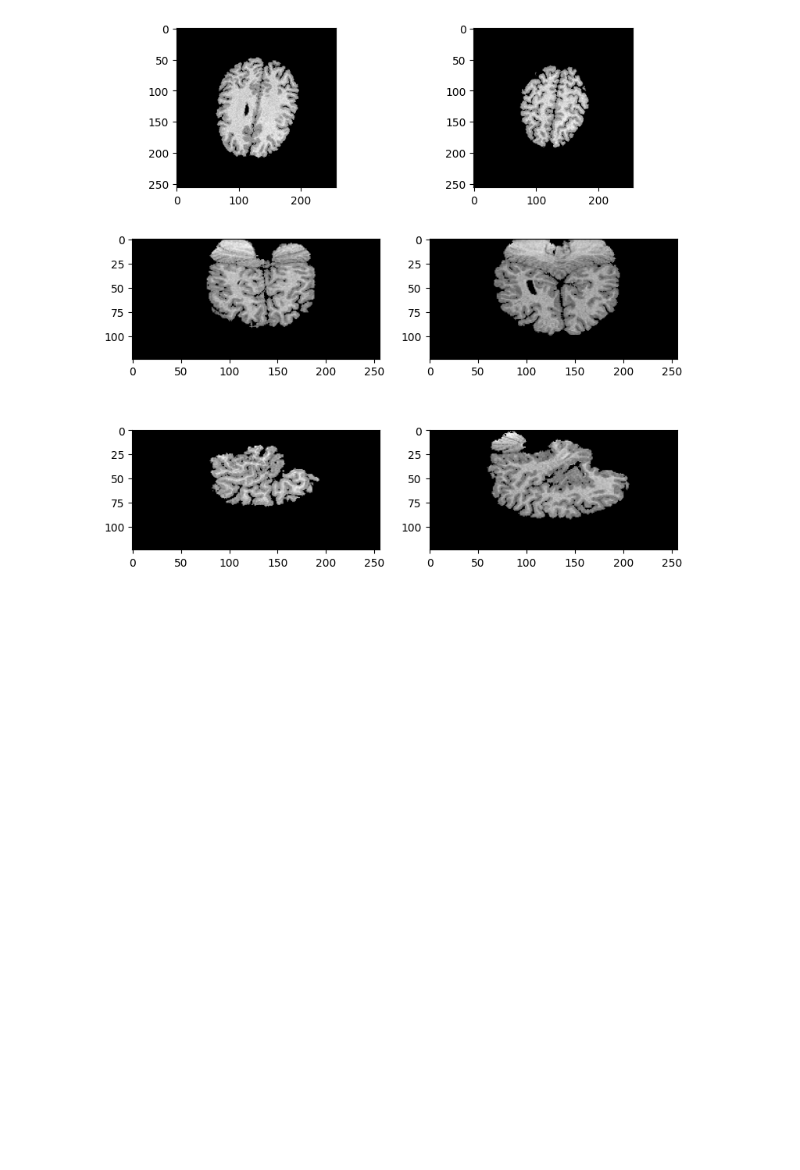
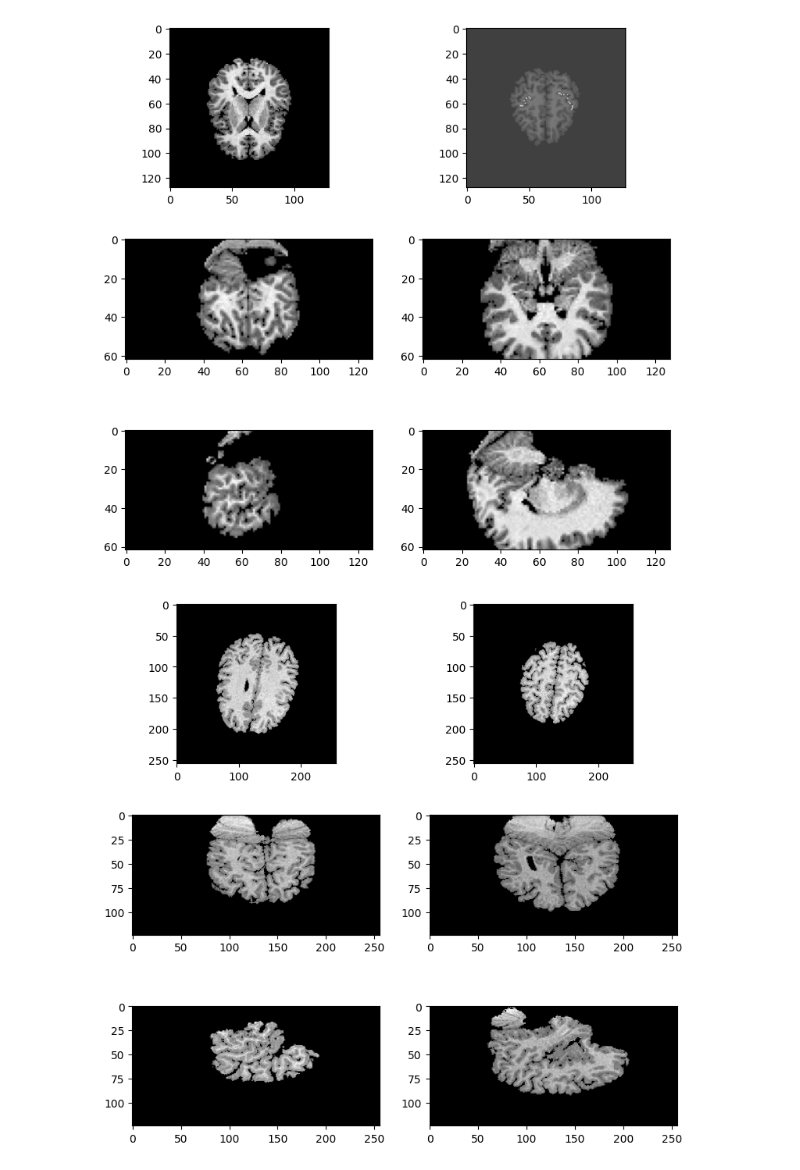
Before and after one commit to Vivikar/central-sulcus-analysis, a Jupyter notebook: notebooks/9_ValidateDownStream.ipynb, the cells around one changed output. Cells and saved outputs as stored; diff of their text form; code cells hidden in the pictures; blank space fills up the shorter version.

```diff
--- a/notebooks/9_ValidateDownStream.ipynb
+++ b/notebooks/9_ValidateDownStream.ipynb
@@ -84,3 +96,21 @@ for batch in datamodule.train_dataloader():
+# %%
+
+
+fig, ax = plt.subplots(3, 2, figsize=(9, 9))
+slc = 35
+shift = 20
+img = via11DS[0]['image']
+target = via11DS[0]['target']
+ax[0, 0].imshow(img[0, slc, :, :], cmap='gray')
+ax[0, 1].imshow(img[0, slc+shift, :, :], cmap='gray', alpha=0.5)
+ax[0, 1].imshow(target[slc+shift, :, :], cmap='gray', alpha=0.5)
+ax[1, 0].imshow(img[0, :, slc, :], cmap='gray')
+ax[1, 1].imshow(img[0, :, slc+shift, :], cmap='gray')
+ax[2, 0].imshow(img[0, :, :, slc,], cmap='gray')
+ax[2, 1].imshow(img[0, :, :, slc+shift,], cmap='gray')
+plt.show()
+# %% [output]
+[figure, added]
 # %%
 for batch in datamodule.val_dataloader():
     # plot images from batches
```
Also changed, not shown: parts of 10 cells of this notebook, 16 other files.
